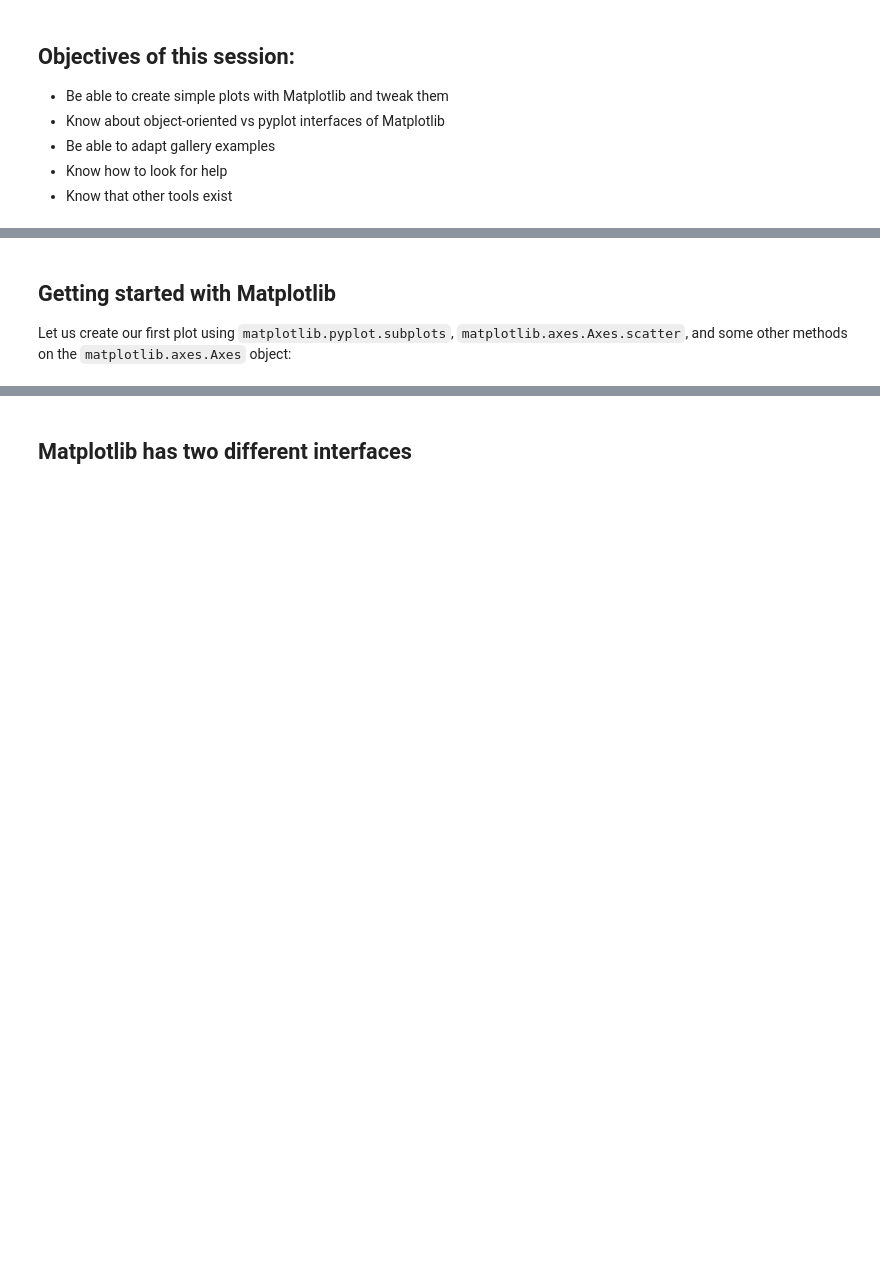
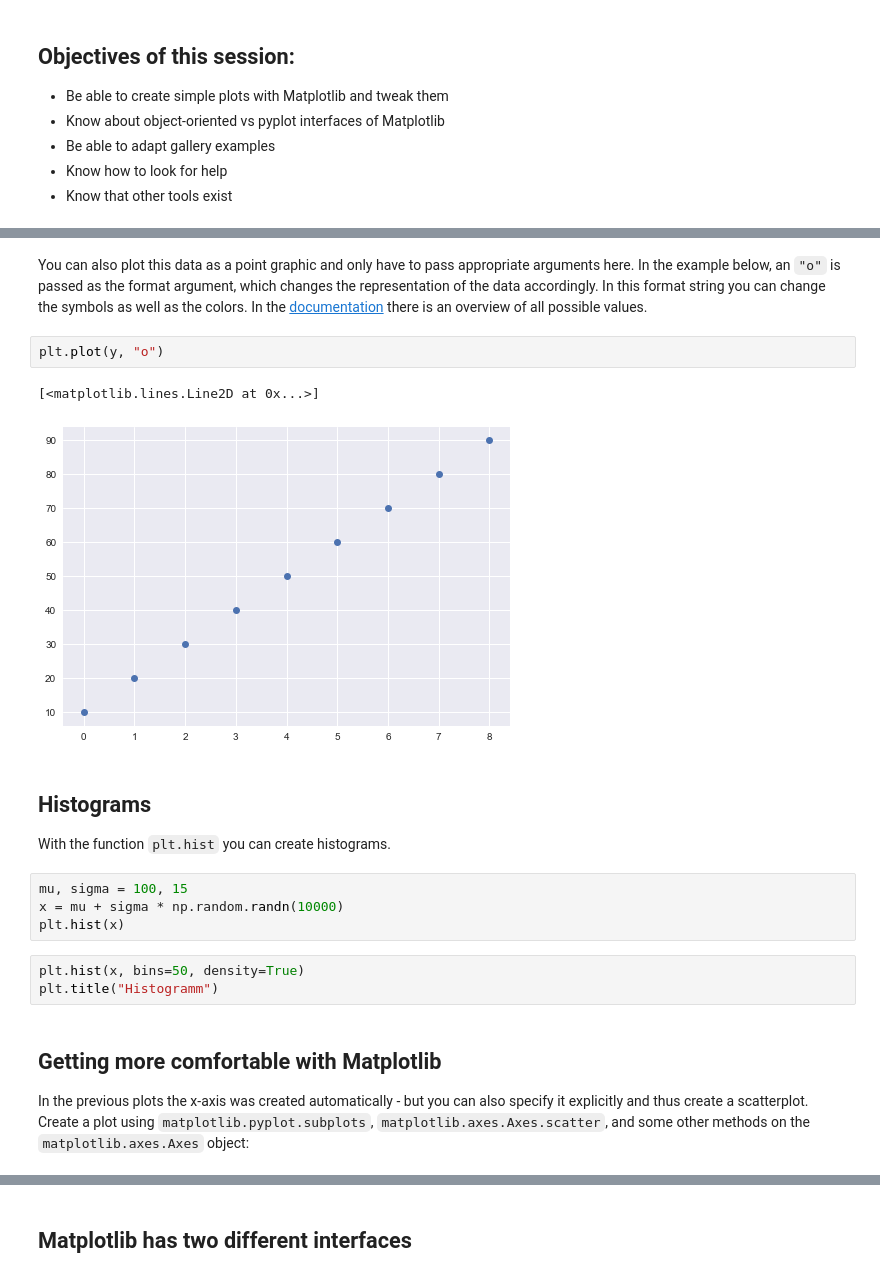
Before and after one commit to EEGLabUKSH/datascience_in_practice, a Jupyter notebook: _build/html/_sources/tutorials/02-Plotting.ipynb, the cells around one changed output, grey strips where cells are left out. Cells and saved outputs as stored; diff of their text form; blank space fills up the shorter version.

```diff
--- a/_build/html/_sources/tutorials/02-Plotting.ipynb
+++ b/_build/html/_sources/tutorials/02-Plotting.ipynb
@@ -46,5 +54,22 @@ From [Claus O. Wilke: "Fundamentals of Data Visualization"](https://clauswilke.c
+# %% [markdown]
+You can also plot this data as a point graphic and only have to pass appropriate arguments here. In the example below, an `"o"` is passed as the format argument, which changes the representation of the data accordingly. In this format string you can change the symbols as well as the colors. In the [documentation](http://matplotlib.org/api/pyplot_api.html#matplotlib.pyplot.plot) there is an overview of all possible values.
+# %%
+plt.plot(y, "o")
+# %% [output]
+[<matplotlib.lines.Line2D at 0x...>]
+[figure, added]
+# %% [markdown]
+## Histograms
+With the function `plt.hist` you can create histograms.
+# %%
+mu, sigma = 100, 15
+x = mu + sigma * np.random.randn(10000)
+plt.hist(x)
+# %%
+plt.hist(x, bins=50, density=True)
+plt.title("Histogramm")
 # %% [markdown]
-## Getting started with Matplotlib
+## Getting more comfortable with Matplotlib
 
-Let us create our first plot using `matplotlib.pyplot.subplots`, `matplotlib.axes.Axes.scatter`, and some other methods on the `matplotlib.axes.Axes` object:
+In the previous plots the x-axis was created automatically - but you can also specify it explicitly and thus create a scatterplot. Create a plot using `matplotlib.pyplot.subplots`, `matplotlib.axes.Axes.scatter`, and some other methods on the `matplotlib.axes.Axes` object:
 # %%
```
Also changed, not shown: parts of 10 cells of this notebook, 33 other files.
